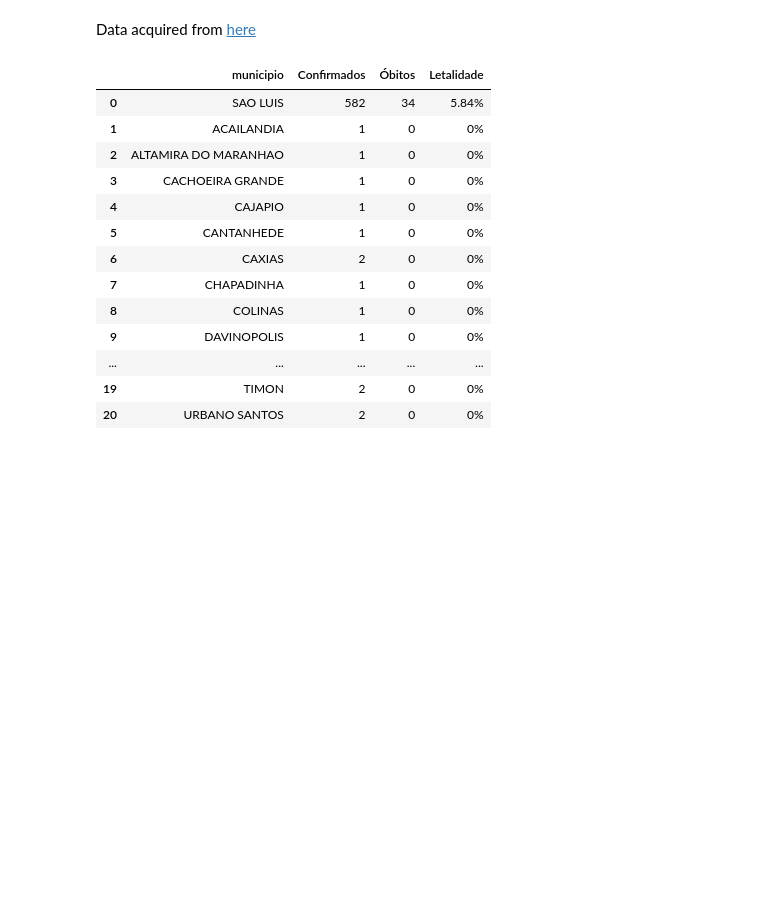
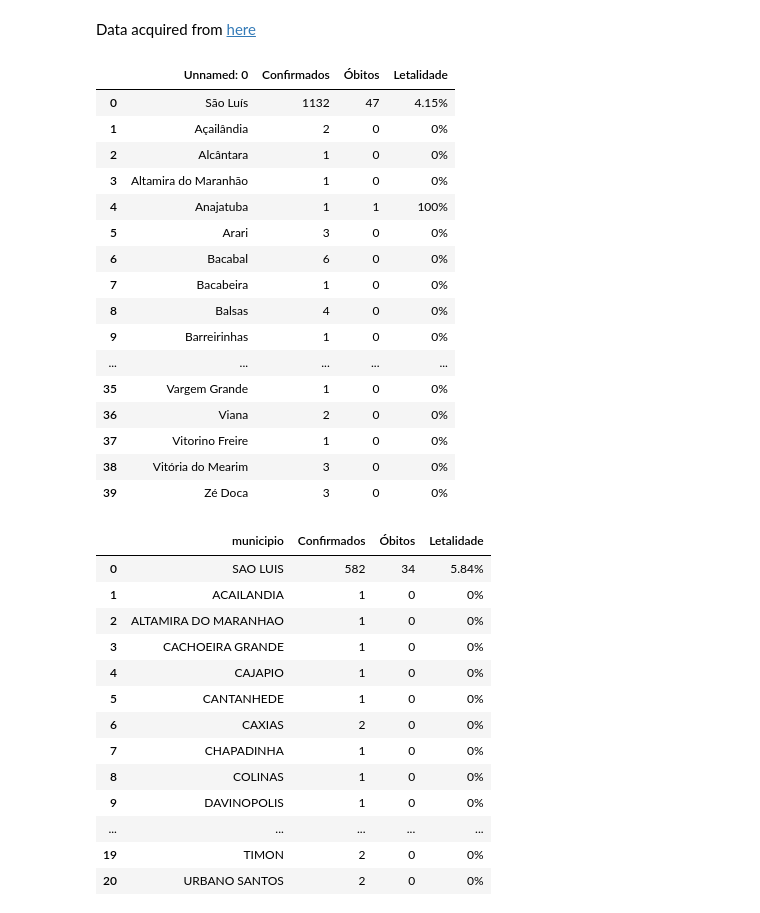
Before and after one commit to lubianat/wikidata_covid19, a Jupyter notebook: sandbox/distribution_maps/old_notebooks/mapa_ma.ipynb, the cells around one changed output. Drawn from its saved outputs; the diff is of its cells as text; code cells hidden in the pictures; blank space fills up the shorter version.

```diff
--- a/sandbox/distribution_maps/mapa_ma.ipynb
+++ b/sandbox/distribution_maps/old_notebooks/mapa_ma.ipynb
@@ -20,7 +20,26 @@ obt = soup.find('span', {'id': 'maranhao-obito'})
 # %%
 muns = soup.find('table', {'class': 'stats__table'})
 muns = pd.read_html(str(muns))[0]
-muns.columns = ["municipio", "Confirmados", "Óbitos", "Letalidade"]
+muns
+#muns.columns = ["municipio", "Confirmados", "Óbitos", "Letalidade"]
+# %% [output]
+|  | Unnamed: 0 | Confirmados | Óbitos | Letalidade |
+| 0 | São Luís | 1132 | 47 | 4.15% |
+| 1 | Açailândia | 2 | 0 | 0% |
+| 2 | Alcântara | 1 | 0 | 0% |
+| 3 | Altamira do Maranhão | 1 | 0 | 0% |
+| 4 | Anajatuba | 1 | 1 | 100% |
+| 5 | Arari | 3 | 0 | 0% |
+| 6 | Bacabal | 6 | 0 | 0% |
+| 7 | Bacabeira | 1 | 0 | 0% |
+| 8 | Balsas | 4 | 0 | 0% |
+| 9 | Barreirinhas | 1 | 0 | 0% |
+| ... | ... | ... | ... | ... |
+| 35 | Vargem Grande | 1 | 0 | 0% |
+| 36 | Viana | 2 | 0 | 0% |
+| 37 | Vitorino Freire | 1 | 0 | 0% |
+| 38 | Vitória do Mearim | 3 | 0 | 0% |
+| 39 | Zé Doca | 3 | 0 | 0% |
 # %%
 import unidecode
 muns['municipio'] = [unidecode.unidecode(m.upper()) for m in muns['municipio']]
```
Also changed, not shown: 2 other files.
